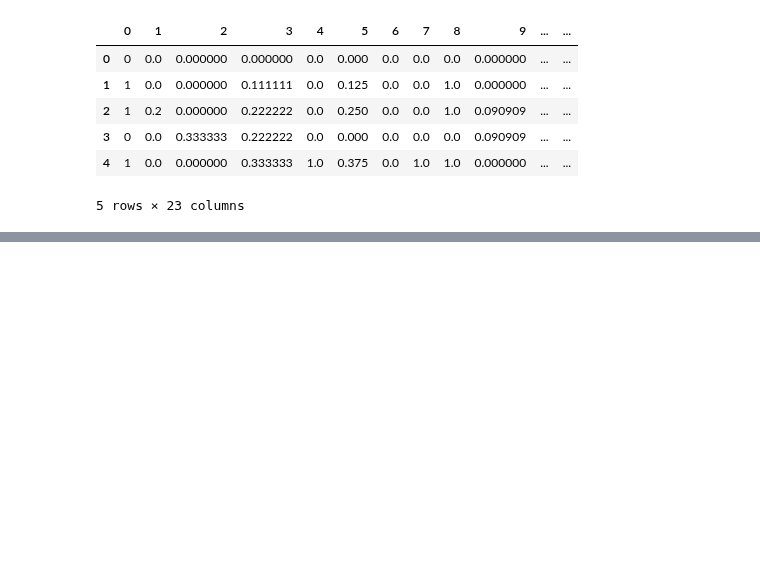
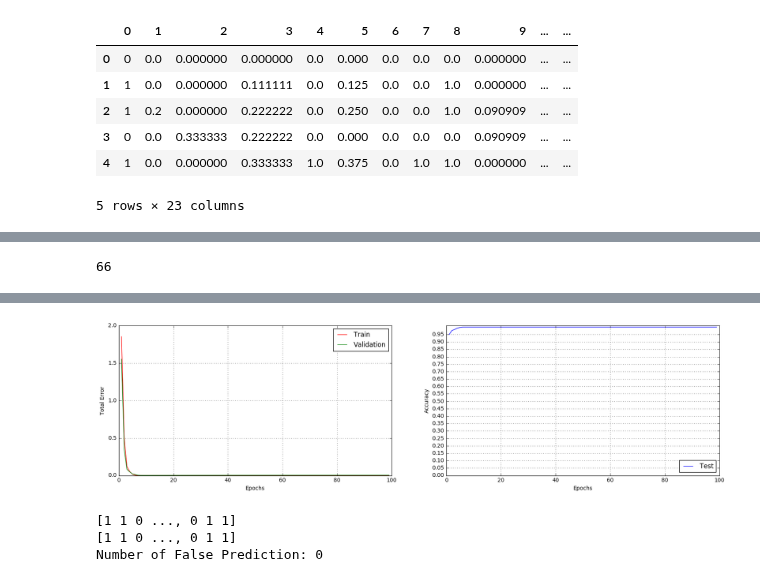
Before and after one commit to linklab/aiclass, a Jupyter notebook: 1531036006_KHoJoong/HW2_Multi-layer Neural Network.ipynb, the cells around one changed output, grey strips where cells are left out. Cells and saved outputs as stored; diff of their text form; code cells hidden in the pictures; blank space fills up the shorter version.

```diff
--- a/1531036006_KHoJoong/HW2_Multi-layer Neural Network.ipynb
+++ b/1531036006_KHoJoong/HW2_Multi-layer Neural Network.ipynb
@@ -119,0 +196,10 @@ test['labels'] = np.array(test_labels)
+# %%
+# Network Parameters
+n_input = 22 # data input (input shape: 22)
+n_hidden_1 = 128 # 1st layer number of features
+n_hidden_2 = 128 # 2nd layer number of features
+n_classes = 2 # total classes (0-1 digits)
+# %%
+# Data Preparation
+x = tf.placeholder(tf.float32, [None, n_input])
+y_target = tf.placeholder(tf.float32, [None, n_classes])
@@ -119,0 +259,59 @@ test['labels'] = np.array(test_labels)
+# %%
+total_batch = int(math.ceil(train['data'].shape[0]/float(batch_size)))
+print(total_batch)
+# %% [output]
+66
+# %%
+with tf.Session() as sess:
+    init = tf.global_variables_initializer()
+    sess.run(init)
+
+    total_batch = int(math.ceil(train['data'].shape[0]/float(batch_size))) #total_batch = int(math.ceil(mnist.train.num_examples/float(batch_size)))
+    print("Total batch: %d" % total_batch)
+
+    for epoch in range(training_epochs):
+        epoch_list.append(epoch)
+        # Train Error Value
+        train_error_value = sess.run(error, feed_dict={x: train['data'], y_target: train['labels']})
+        train_error_list.append(train_error_value)
+
+        validation_error_value = sess.run(error, feed_dict={x: validation['data'], y_target: validation['labels']})
+        validation_error_list.append(validation_error_value)
+
+        test_accuracy_value = sess.run(accuracy, feed_dict={x: test['data'], y_target: test['labels']})
+        test_accuracy_list.append(test_accuracy_value)
+        print("Epoch: {0:2d}, Train Error: {1:0.5f}, Validation Error: {2:0.5f}, Test Accuracy: {3:0.5f}".format(epoch, train_error_value, validation_error_value, test_accuracy_value))
+
+        #for i in range(total_batch):
+        #    batch_images, batch_labels = mnist.train.next_batch(batch_size)
+        #    sess.run(optimizer, feed_dict={x: batch_images, y_target: batch_labels})
+
+        for i in range(total_batch):
+            if(i == total_batch - 1):
+                batch_data = train['data'][i * batch_size : , :]
+                batch_labels = train['labels'][i * batch_size : , :]
+
+            batch_data = train['data'][i*batch_size : (i+1)*batch_size,:]
+            batch_labels = train['labels'][i*batch_size : (i+1)*batch_size,:]
+
+            sess.run(optimizer, feed_dict={x: batch_data, y_target: batch_labels})
+
+
+    # Draw Graph about Error Values & Accuracy Values
+    draw_error_values_and_accuracy()
+
+    # False Prediction Profile
+    #prediction = sess.run(tf.argmax(u_out, 1), feed_dict={x:mnist.test.images})
+    #ground_truth = sess.run(tf.argmax(y_target, 1), feed_dict={y_target:mnist.test.labels})
+    prediction = sess.run(tf.argmax(u_out, 1), feed_dict={x:test['data']})
+    ground_truth = sess.run(tf.argmax(y_target, 1), feed_dict={y_target:test['labels']})
+
+    print(prediction)
+    print(ground_truth)
+
+    for i in range(test['data'].shape[0]):
+        if (prediction[i] != ground_truth[i]):
+            diff_index_list.append(i)
+
+    print("Number of False Prediction:", len(diff_index_list))
+# %% [output]
@@ -119,0 +335,4 @@ test['labels'] = np.array(test_labels)
+[figure, added]
+[1 1 0 ..., 0 1 1]
+[1 1 0 ..., 0 1 1]
+Number of False Prediction: 0
```
Also changed, not shown: parts of 14 cells of this notebook.
